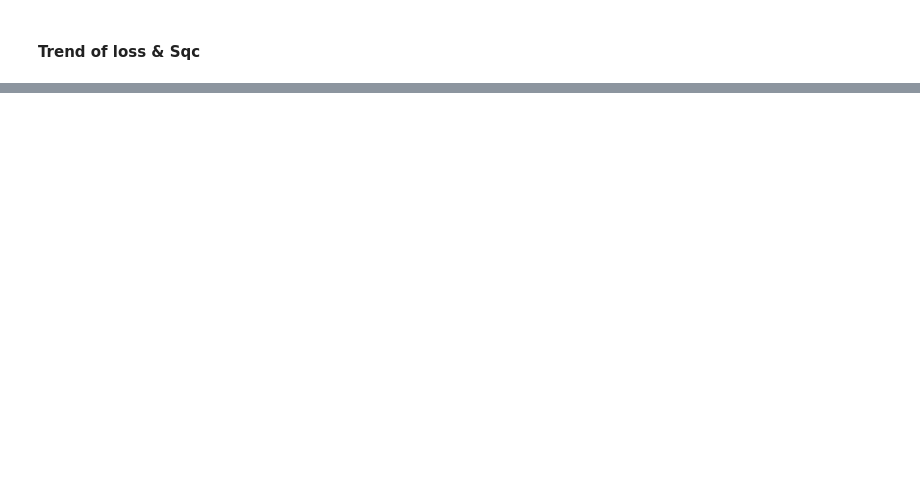
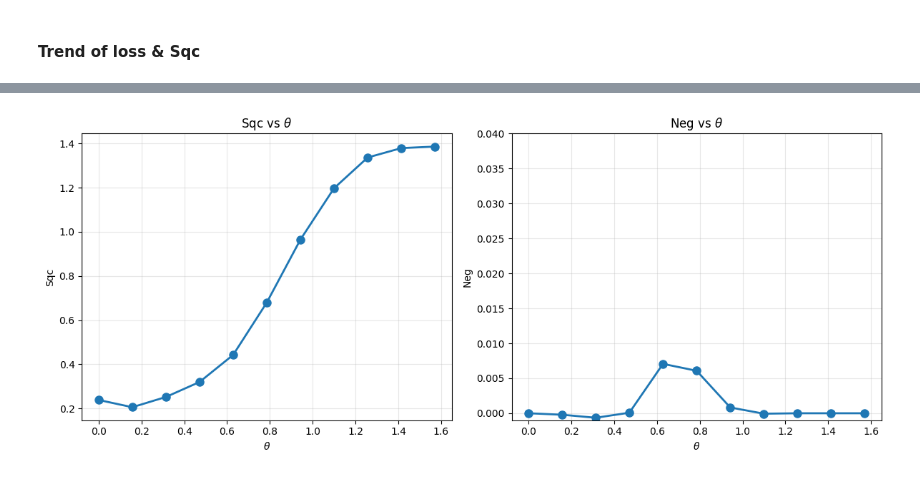
Before and after one commit to WandaHou/ML-MIPT, a Jupyter notebook: 2d/two_probes/training/read_record.ipynb, the cells around one changed output, grey strips where cells are left out. Saved outputs shown, nothing was run; the diff lists cells and outputs as text; code cells hidden in the pictures; blank space fills up the shorter version.

```diff
--- a/2d/two_probes/training/read_record.ipynb
+++ b/2d/two_probes/training/read_record.ipynb
@@ -136,3 +195,45 @@ plt.show()
+# %%
+# Convert theta_idx to actual theta values
+theta_values = torch.linspace(0, torch.pi/2, 11)
+theta_values = [theta_values_all[idx].item() for idx in theta_indices]
+
+# Create two subplots: one for Sqc, one for Neg
+fig, (ax1, ax2) = plt.subplots(1, 2, figsize=(12, 5))
+
+# Plot metrics for all theta values
+Sqc_test = []
+Neg_test = []
+for i, theta_idx in enumerate(theta_indices):
+    # Load test results
+    l_test = torch.load(f'{file}/record/epoch={epoch_max}_d={d}_theta_idx={theta_idx}_size{train_size}_test.pt')
+
+    # Extract metrics
+    Sqc_test.append(l_test['msk off Sqc'][-20])
+    Neg_test.append(l_test['msk off Neg'][-20])
+
+# Plot Sqc
+ax1.plot(theta_values, Sqc_test, linewidth=2, marker='o', markersize=8)
+
+# Plot Neg
+ax2.plot(theta_values, Neg_test, linewidth=2, marker='o', markersize=8)
+
+# Format Sqc plot
+ax1.set_xlabel('$\\theta$')
+ax1.set_ylabel('Sqc')
+ax1.set_title('Sqc vs $\\theta$')
+ax1.grid(True, alpha=0.3)
+
+# Format Neg plot
+ax2.set_xlabel('$\\theta$')
+ax2.set_ylabel('Neg')
+ax2.set_title('Neg vs $\\theta$')
+ax2.set_ylim(-0.001, 0.04)
+ax2.grid(True, alpha=0.3)
+
+plt.tight_layout()
+plt.show()
+# %% [output]
+[figure, added]
 # %%
 # Compare train loss vs test loss for all thetas to check overfitting
 fig, axes = plt.subplots(nrows=len(theta_indices), ncols=1, figsize=(12, 3*len(theta_indices)))
```
Also changed, not shown: parts of 5 cells of this notebook, 25 other files.
